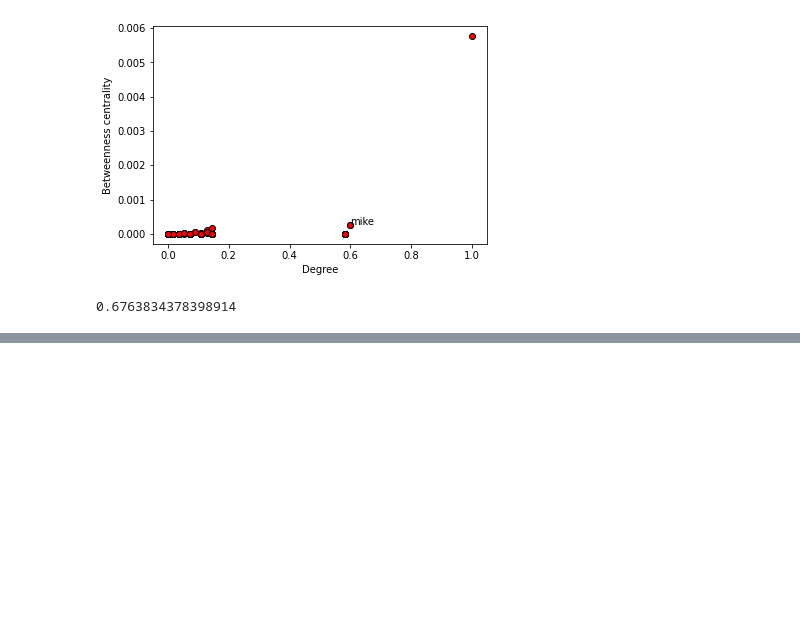
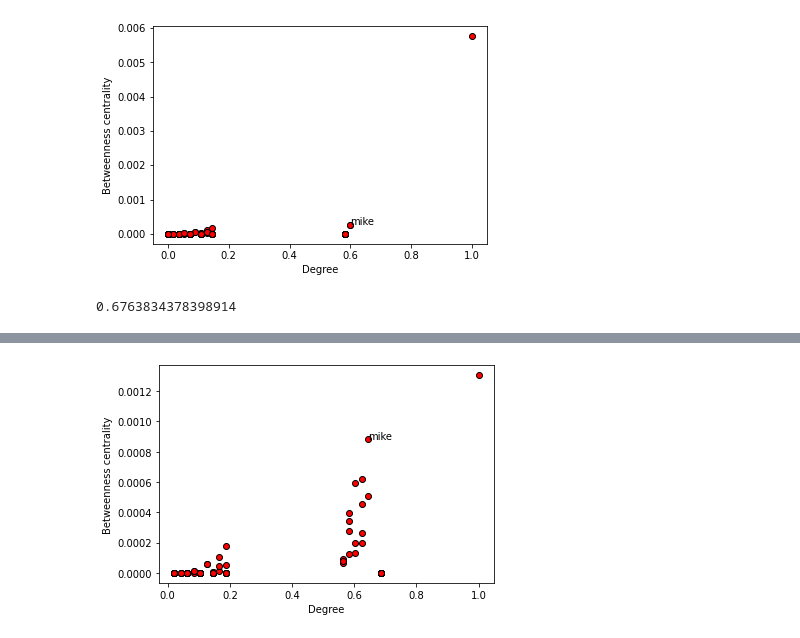
Before and after one commit to fzanart/Socialz, a Jupyter notebook: es_plus.ipynb, the cells around one changed output, grey strips where cells are left out. Drawn from its saved outputs; the diff is of its cells as text; code cells hidden in the pictures; blank space fills up the shorter version.

```diff
--- a/es_plus.ipynb
+++ b/es_plus.ipynb
@@ -251,7 +244,7 @@ def es_plus(initial_record, objective, n_iter, mu, lam):
   return [best, best_eval]
 # %%
 # define the total iterationsja
-n_iter = 2000
+n_iter = 200000
 # number of parents selected
 mu = 1
 # the number of children generated by parents
@@ -260,0 +265,16 @@ best, score = es_plus(adj_matrix, objective, n_iter, mu, lam)
+# %%
+node = 'u: mikeharrisontelia'
+
+metric = graph_metrics(best)
+
+metric_u = metric[metric.index.str.startswith('u: ')]
+
+fig, ax = plt.subplots()
+ax.scatter(metric_u['degree'],metric_u['betweenness_centrality'],edgecolor="k", c="r")
+ax.set_xlabel('Degree')
+ax.set_ylabel('Betweenness centrality')
+ax.annotate('mike', (metric_u.loc[node][0], metric_u.loc[node][1]))
+
+plt.show()
+# %% [output]
+[figure, added]
```
Also changed, not shown: parts of 5 cells of this notebook.
